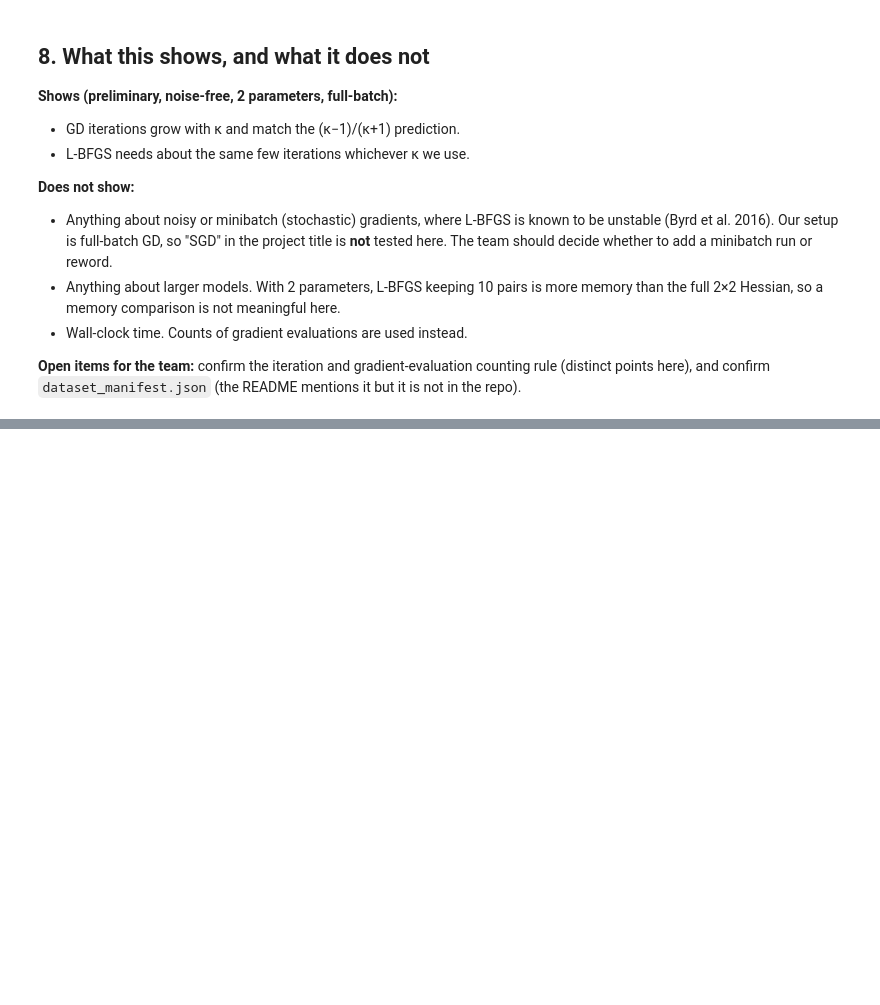
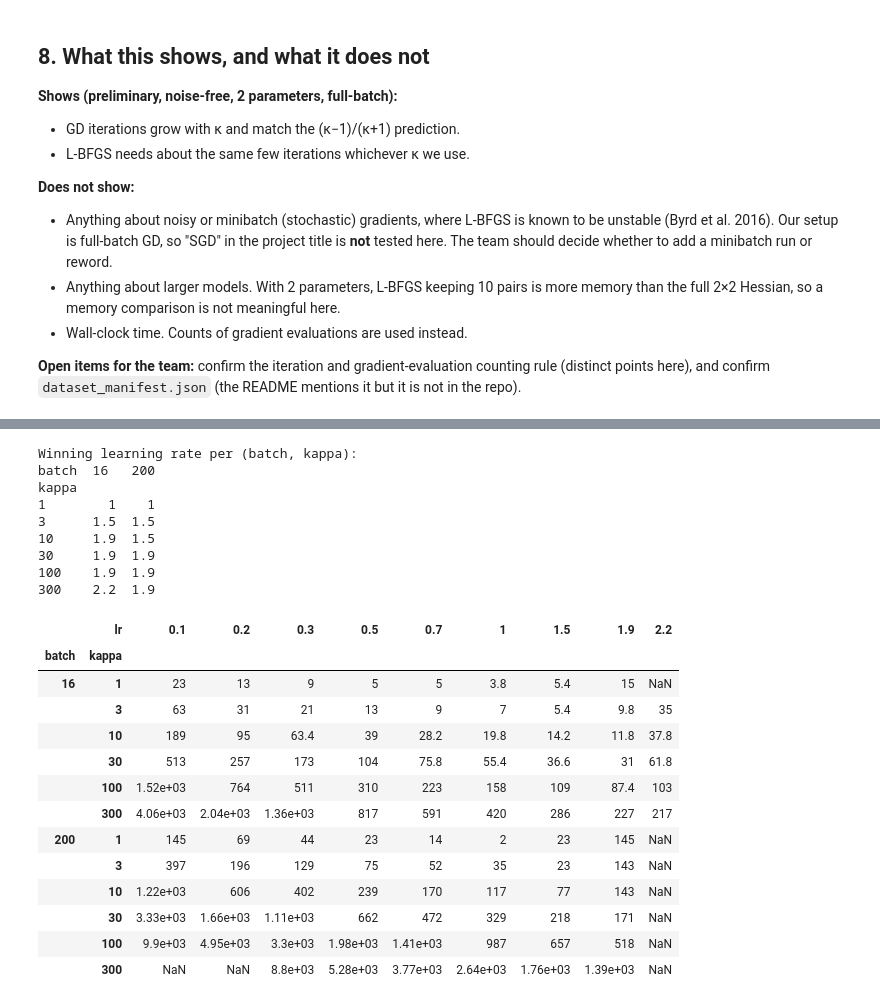
Before and after one commit to priyavenugopalnair-debug/group7-optimizers, a Jupyter notebook: notebooks/Jyoti_Maths_project.ipynb, the cells around one changed output, grey strips where cells are left out. Drawn from its saved outputs; the diff is of its cells as text; code cells hidden in the pictures; blank space fills up the shorter version.

```diff
--- a/notebooks/Jyoti_Maths_project.ipynb
+++ b/notebooks/Jyoti_Maths_project.ipynb
@@ -201,0 +328,50 @@ plt.tight_layout(); plt.show()
+# %%
+# 12. Learning-rate grid for SGD (tuning seeds 100-104, NOT the seeds we report)
+GRID = [0.1, 0.2, 0.3, 0.5, 0.7, 1.0, 1.5, 1.9, 2.2, 2.5]
+BATCHES = [16, 200]                     # 200 = full batch
+TUNE_SEEDS = range(100, 105)
+
+grid_rows, best_lr = [], {}
+for k, (X, y) in data6.items():
+    for b in BATCHES:
+        for lr in GRID:
+            rs = [run_sgd(X, y, lr, b, s) for s in TUNE_SEEDS]
+            allok = all(r["converged"] for r in rs)
+            grid_rows.append({"kappa": k, "batch": b, "lr": lr, "all 5 converged": allok,
+                              "mean gradient work": np.mean([r["work"] for r in rs]) if allok else np.nan,
+                              "mean epochs": np.mean([r["epochs"] for r in rs]) if allok else np.nan,
+                              "failures": ", ".join(sorted({r["status"] for r in rs if not r["converged"]}))})
+grid = pd.DataFrame(grid_rows)
+for (k, b), g in grid.groupby(["kappa", "batch"]):
+    best_lr[(k, b)] = g.loc[g["mean gradient work"].idxmin(), "lr"]
+grid["winner"] = [best_lr[(r.kappa, r.batch)] == r.lr for r in grid.itertuples()]
+
+# Compact view: mean gradient work for every rate (blank = at least one tuning seed failed)
+pivot = grid.pivot_table(index=["batch", "kappa"], columns="lr", values="mean gradient work")
+print("Winning learning rate per (batch, kappa):")
+print(pd.Series(best_lr).rename_axis(["kappa", "batch"]).unstack())
+pivot
+# %% [output]
+Winning learning rate per (batch, kappa):
+batch  16   200
+kappa
+1        1    1
+3      1.5  1.5
+10     1.9  1.5
+30     1.9  1.9
+100    1.9  1.9
+300    2.2  1.9
+|  | lr | 0.1 | 0.2 | 0.3 | 0.5 | 0.7 | 1 | 1.5 | 1.9 | 2.2 |
+| batch | kappa |  |  |  |  |  |  |  |  |  |
+| 16 | 1 | 23 | 13 | 9 | 5 | 5 | 3.8 | 5.4 | 15 | NaN |
+|  | 3 | 63 | 31 | 21 | 13 | 9 | 7 | 5.4 | 9.8 | 35 |
+|  | 10 | 189 | 95 | 63.4 | 39 | 28.2 | 19.8 | 14.2 | 11.8 | 37.8 |
+|  | 30 | 513 | 257 | 173 | 104 | 75.8 | 55.4 | 36.6 | 31 | 61.8 |
+|  | 100 | 1.52e+03 | 764 | 511 | 310 | 223 | 158 | 109 | 87.4 | 103 |
+|  | 300 | 4.06e+03 | 2.04e+03 | 1.36e+03 | 817 | 591 | 420 | 286 | 227 | 217 |
+| 200 | 1 | 145 | 69 | 44 | 23 | 14 | 2 | 23 | 145 | NaN |
+|  | 3 | 397 | 196 | 129 | 75 | 52 | 35 | 23 | 143 | NaN |
+|  | 10 | 1.22e+03 | 606 | 402 | 239 | 170 | 117 | 77 | 143 | NaN |
+|  | 30 | 3.33e+03 | 1.66e+03 | 1.11e+03 | 662 | 472 | 329 | 218 | 171 | NaN |
+|  | 100 | 9.9e+03 | 4.95e+03 | 3.3e+03 | 1.98e+03 | 1.41e+03 | 987 | 657 | 518 | NaN |
+|  | 300 | NaN | NaN | 8.8e+03 | 5.28e+03 | 3.77e+03 | 2.64e+03 | 1.76e+03 | 1.39e+03 | NaN |
```
Also changed, not shown: parts of 9 cells of this notebook.
